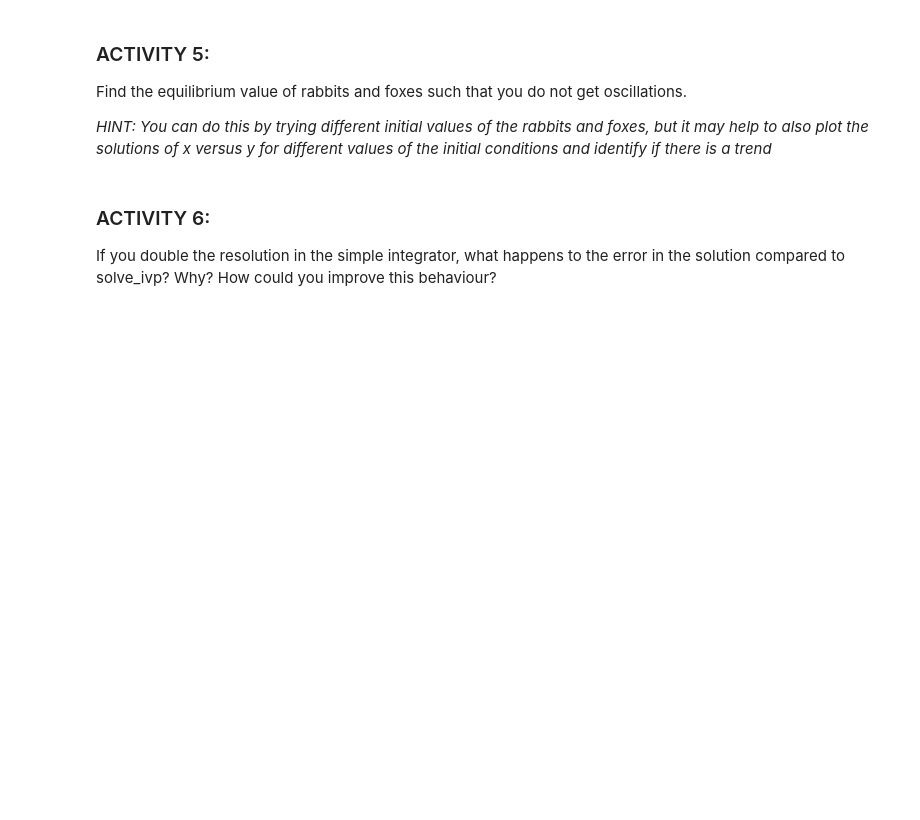
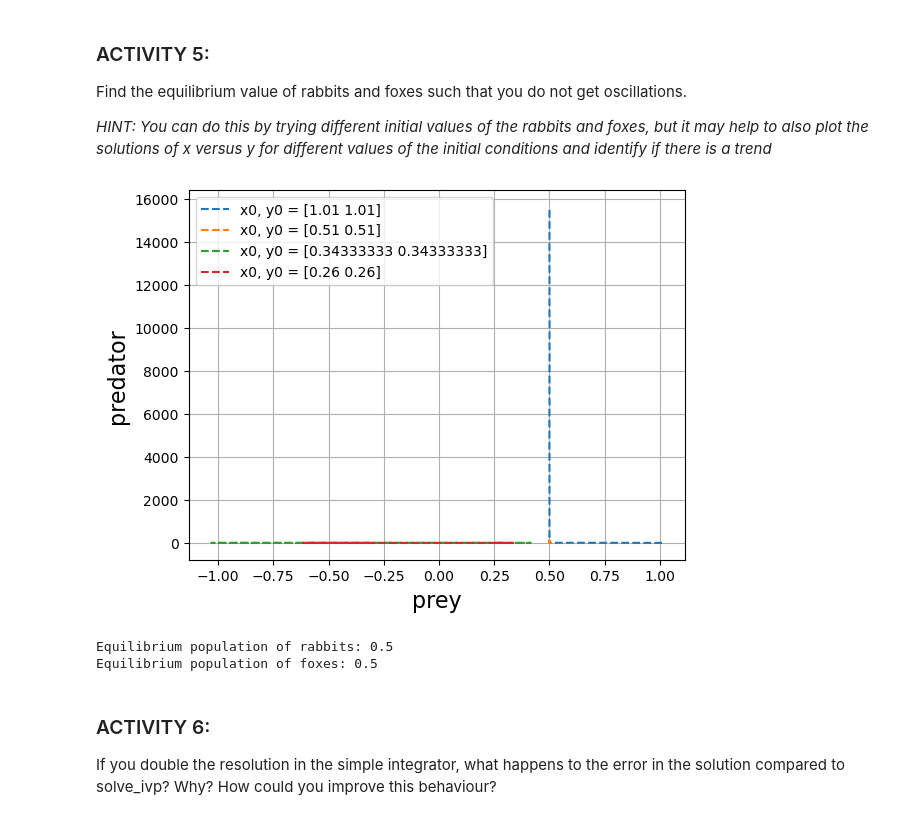
Before and after one commit to VeatrikiVas/TopicsInSciComp, a Jupyter notebook: Notebooks/Week3_LabExercises.ipynb, the cells around one changed output. Drawn from its saved outputs; the diff is of its cells as text; code cells hidden in the pictures; blank space fills up the shorter version.

```diff
--- a/Notebooks/Week3_LabExercises.ipynb
+++ b/Notebooks/Week3_LabExercises.ipynb
@@ -512,7 +569,38 @@ _HINT: You can do this by trying different initial values of the rabbits and fox
 # %%
 # Plot some solutions of x versus y
 
 # HINT: plt.plot(solution.y[0], solution.y[1], '--', label="x0, y0 = ??")
+plt.grid()
+plt.xlabel("prey", fontsize=16)
+plt.ylabel("predator", fontsize=16)
+
+for i in np.arange(4) : #generates an array of integers from 0 to 3
+    y0 = np.array([1.0, 1.0]) / (i+1) + 0.01 # This creates an array representing the initial population values
+                                             # for the rabbits and foxes scaled down by i+1
+    solution = solve_ivp(calculate_Lotka_Volterra_dydt, [0,max_time], y0,
+                        t_eval=t_solution)
+
+    plt.plot(solution.y[0], solution.y[1], '--', label="x0, y0 = " + str(y0))
+
+    plt.legend()
+# %% [output]
+[figure, added]
+# %%
+# Calculate the equilibrium populations
+
+a=0.1
+b=0.2
+c=0.1
+d=0.2
+
+x_eq = c / d  # Equilibrium population of rabbits
+y_eq = a / b   # Equilibrium population of foxes
+
+print(f"Equilibrium population of rabbits: {x_eq}")
+print(f"Equilibrium population of foxes: {y_eq}")
+# %% [output]
+Equilibrium population of rabbits: 0.5
+Equilibrium population of foxes: 0.5
 # %% [markdown]
 ### ACTIVITY 6:
 
```
Also changed, not shown: parts of 7 cells of this notebook.
